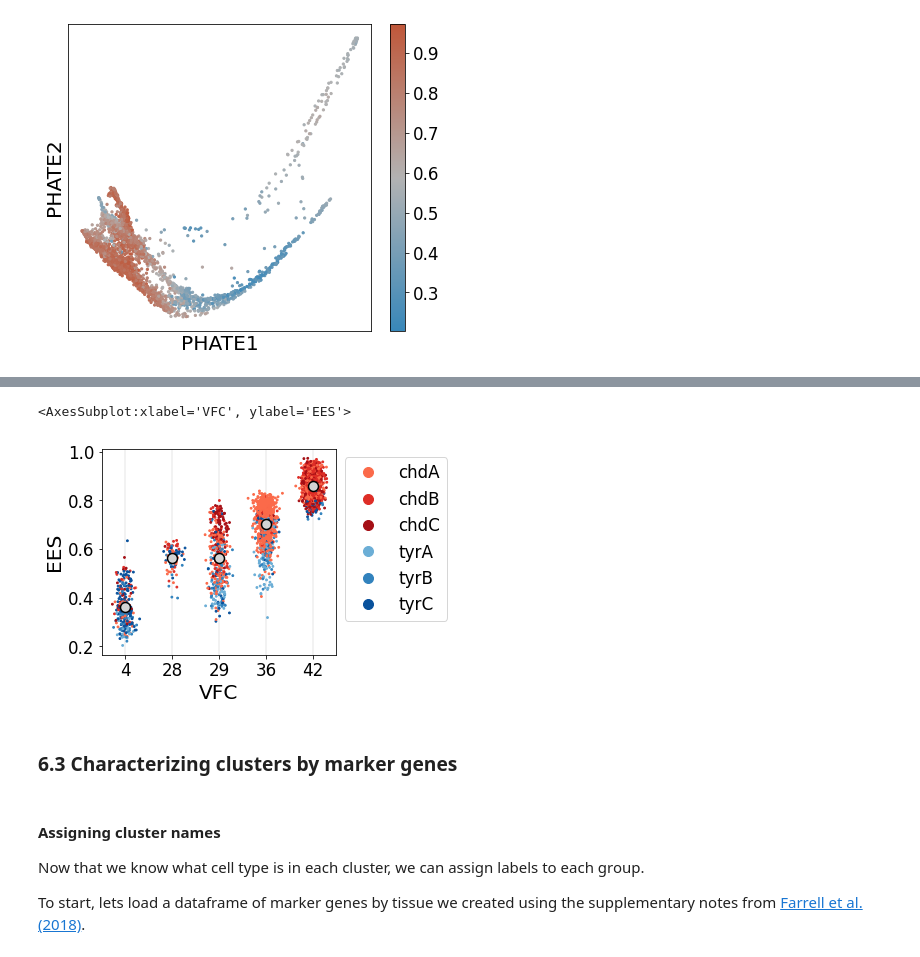
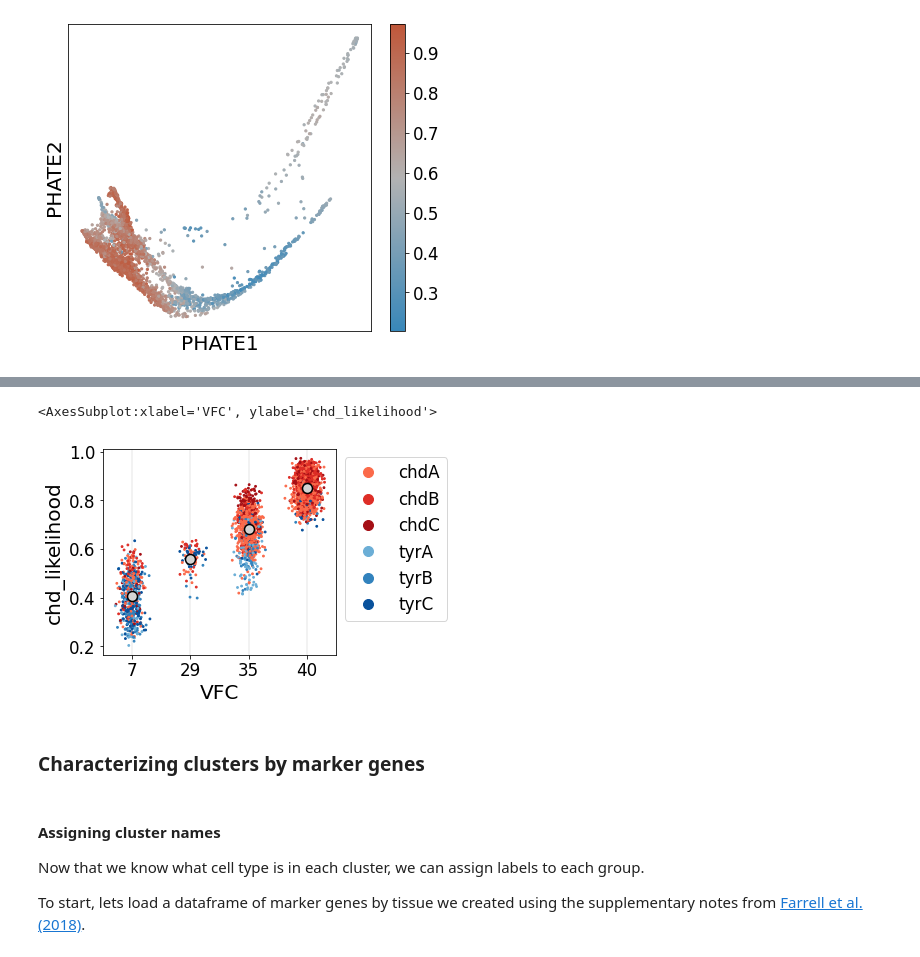
Before and after one commit to KrishnaswamyLab/MELD, a Jupyter notebook: notebooks/Wagner2018_Chordin_Cas9_Mutagenesis.ipynb, the cells around one changed output, grey strips where cells are left out. Cells and saved outputs as stored; diff of their text form; code cells hidden in the pictures.

```diff
--- a/notebooks/Wagner2018_Chordin_Cas9_Mutagenesis.ipynb
+++ b/notebooks/Wagner2018_Chordin_Cas9_Mutagenesis.ipynb
@@ -588,8 +592,8 @@ for i , ax in enumerate(axes.flatten()):
     curr_phate = data_cluster_phate[curr_cluster]
 
     scprep.plot.scatter2d(curr_phate,
-                          c=metadata['EES'].loc[metadata['clusterID'] == curr_cluster],
-                          cmap=meld.utils.get_meld_cmap(), vmin=0, vmax=1,
+                          c=metadata['chd_likelihood'].loc[metadata['clusterID'] == curr_cluster],
+                          cmap=meld.get_meld_cmap(), vmin=0, vmax=1,
                          ax=ax, ticks=False,
                           title='Cluster {} ({})'.format(curr_cluster, curr_phate.shape[0]),
                           legend=False, fontsize=10)
@@ -606,9 +610,9 @@ vfc_op_per_cluster = {}
 for cluster in np.unique(metadata['clusterID']):
     curr_G = gt.Graph(data_pca.loc[metadata['clusterID'] == cluster], use_pygsp=True)
     curr_G.compute_fourier_basis()
-    curr_RES = metadata['genotype'].loc[metadata['clusterID'] == cluster]
-    curr_EES = metadata['EES'].loc[metadata['clusterID'] == cluster]
+    curr_sample_labels = metadata['genotype'].loc[metadata['clusterID'] == cluster]
+    curr_likelihood = metadata['chd_likelihood'].loc[metadata['clusterID'] == cluster]
     curr_vfc = meld.VertexFrequencyCluster(n_clusters = 3)
-    curr_vfc.fit_transform(curr_G, curr_RES, curr_EES)
+    curr_vfc.fit_transform(curr_G, curr_sample_labels, curr_likelihood)
     vfc_op_per_cluster[cluster] = curr_vfc
 # %% [output]
@@ -628,7 +632,7 @@ I've already looked through the clusters and determined which number of clusters
 # %%
 picked_clusters = {
     4:3,  8:3, 15:3, 17:2, 18:3,
-    22:3, 24:3, 25:3, 26:5, 27:5}
+    22:3, 24:3, 25:3, 26:4, 27:5}
 # %% [markdown]
 Now we're going to plot the results of all of the VFC clustering results. This produces a very long figure, but it's worth looking at each of the plots individually. We don't claim that the cluster values we selected are "correct" because there's no clear objective we're targeting here. Take cluster 11, for example. Perhaps we should have looked at 5 clusters here to more closely match the structure observed in the embedding. To dive more deeply, one could perform differential expression testing between the 5 clusters to see if the heterogeneity in the visualization is biologically relevant.
 
@@ -673,5 +677,5 @@ for curr_cluster in clusters:
     new_clusters = subclustering_results[curr_cluster][picked_clusters[curr_cluster]]
 
     metadata.loc[metadata['clusterID'] == curr_cluster, 'VFC'] = new_clusters + 1 + np.max(metadata['VFC'])
-metadata['VFC'] = scprep.utils.sort_clusters_by_values(metadata['VFC'], metadata['EES'])
+metadata['VFC'] = scprep.utils.sort_clusters_by_values(metadata['VFC'], metadata['chd_likelihood'])
 # %%
@@ -759,12 +747,12 @@ curr_cluster_metadata
 # %%
-scprep.plot.jitter(curr_cluster_metadata['VFC'], curr_cluster_metadata['EES'],
+scprep.plot.jitter(curr_cluster_metadata['VFC'], curr_cluster_metadata['chd_likelihood'],
                    c=curr_cluster_metadata['sample_labels'], cmap=sample_cmap,
                   legend_anchor=(1,1))
 # %% [output]
-<AxesSubplot:xlabel='VFC', ylabel='EES'>
+<AxesSubplot:xlabel='VFC', ylabel='chd_likelihood'>
-[figure, old version]
+[figure, new version]
 # %% [markdown]
-### 6.3 Characterizing clusters by marker genes
+### Characterizing clusters by marker genes
 # %% [markdown]
 #### Assigning cluster names
 
```
Also changed, not shown: parts of 48 cells of this notebook, 1 other file.
